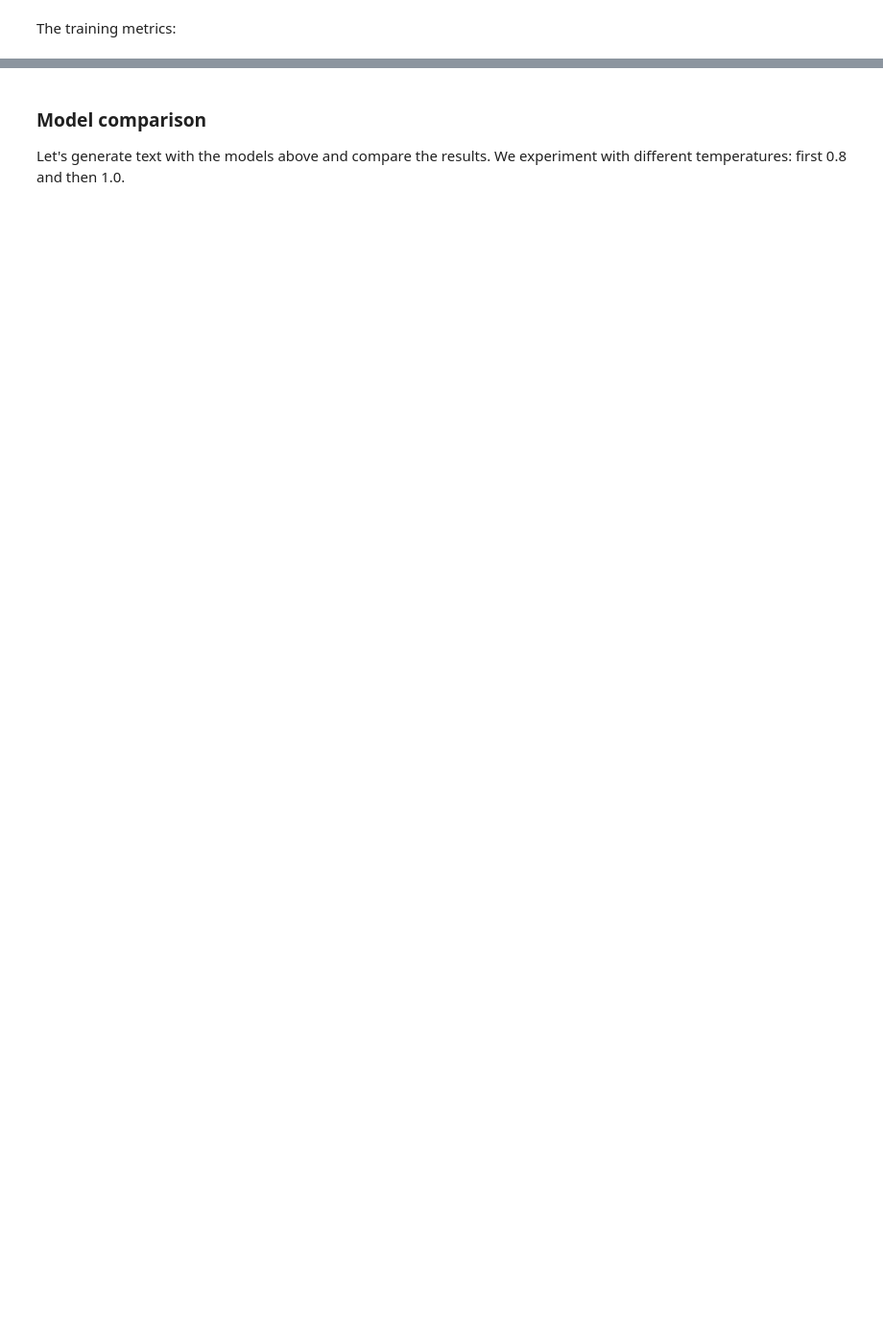
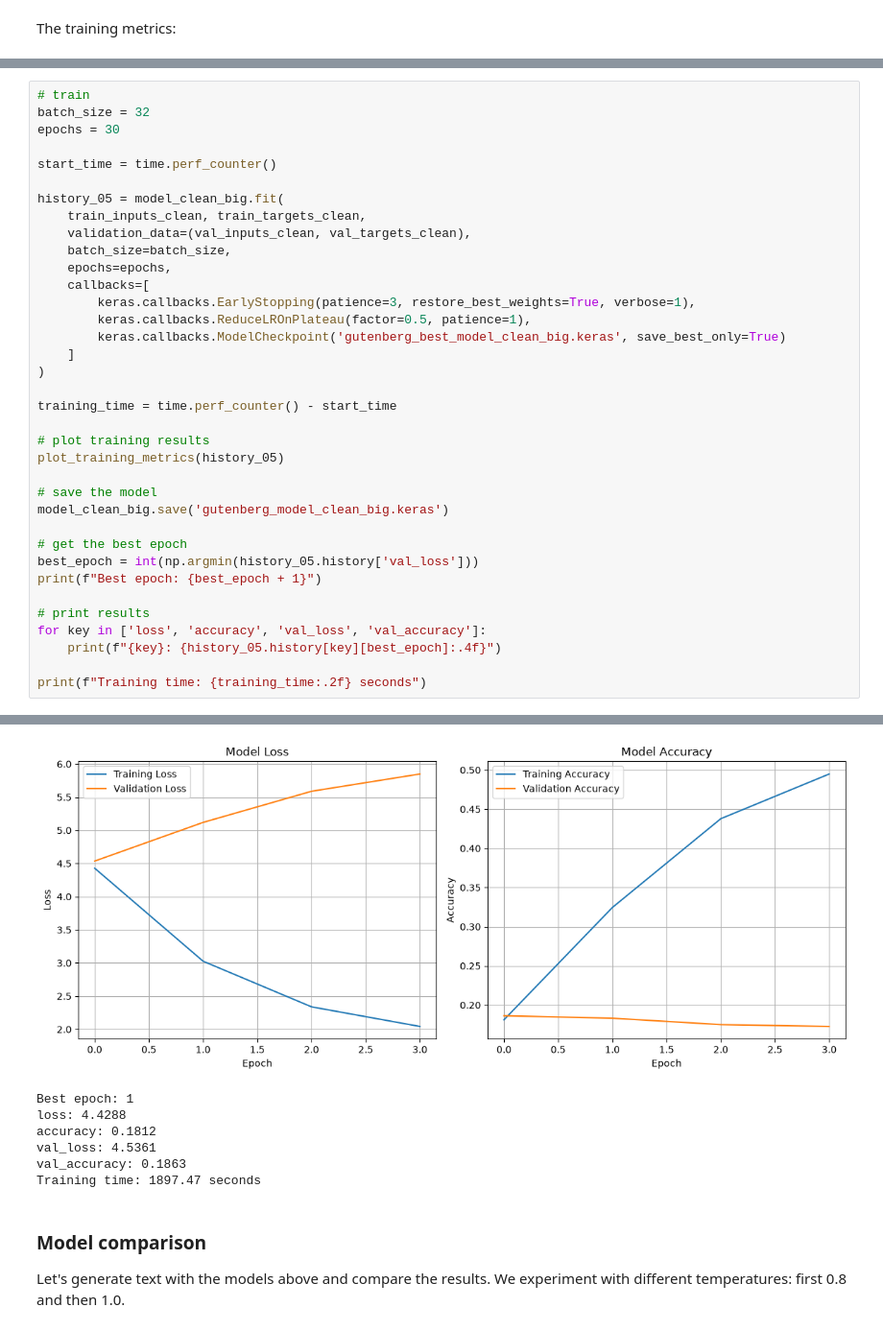
Before and after one commit to mehiis/neural-network-metropolia, a Jupyter notebook: assignment_03/01_text_generator_custom/01-transformer-text-generator.ipynb, the cells around one changed output, grey strips where cells are left out. Shown at 96% size. Saved outputs shown, nothing was run; the diff lists cells and outputs as text; blank space fills up the shorter version.

```diff
--- a/assignment_03/01_text_generator_custom/01-transformer-text-generator.ipynb
+++ b/assignment_03/01_text_generator_custom/01-transformer-text-generator.ipynb
@@ -1031,0 +904,37 @@ Validation loss measures the prediction error per one token. Different vocabular
+# %%
+# train
+batch_size = 32
+epochs = 30
+
+start_time = time.perf_counter()
+
+history_05 = model_clean_big.fit(
+    train_inputs_clean, train_targets_clean,
+    validation_data=(val_inputs_clean, val_targets_clean),
+    batch_size=batch_size,
+    epochs=epochs,
+    callbacks=[
+        keras.callbacks.EarlyStopping(patience=3, restore_best_weights=True, verbose=1),
+        keras.callbacks.ReduceLROnPlateau(factor=0.5, patience=1),
+        keras.callbacks.ModelCheckpoint('gutenberg_best_model_clean_big.keras', save_best_only=True)
+    ]
+)
+
+training_time = time.perf_counter() - start_time
+
+# plot training results
+plot_training_metrics(history_05)
+
+# save the model
+model_clean_big.save('gutenberg_model_clean_big.keras')
+
+# get the best epoch
+best_epoch = int(np.argmin(history_05.history['val_loss']))
+print(f"Best epoch: {best_epoch + 1}")
+
+# print results
+for key in ['loss', 'accuracy', 'val_loss', 'val_accuracy']:
+    print(f"{key}: {history_05.history[key][best_epoch]:.4f}")
+
+print(f"Training time: {training_time:.2f} seconds")
+# %% [output]
@@ -1032,3 +951,10 @@ Validation loss measures the prediction error per one token. Different vocabular
+[figure, added]
+Best epoch: 1
+loss: 4.4288
+accuracy: 0.1812
+val_loss: 4.5361
+val_accuracy: 0.1863
+Training time: 1897.47 seconds
 # %% [markdown]
 ### Model comparison
 Let's generate text with the models above and compare the results. We experiment with different temperatures: first 0.8 and then 1.0.
```
Also changed, not shown: parts of 52 cells of this notebook, 3 other files.
